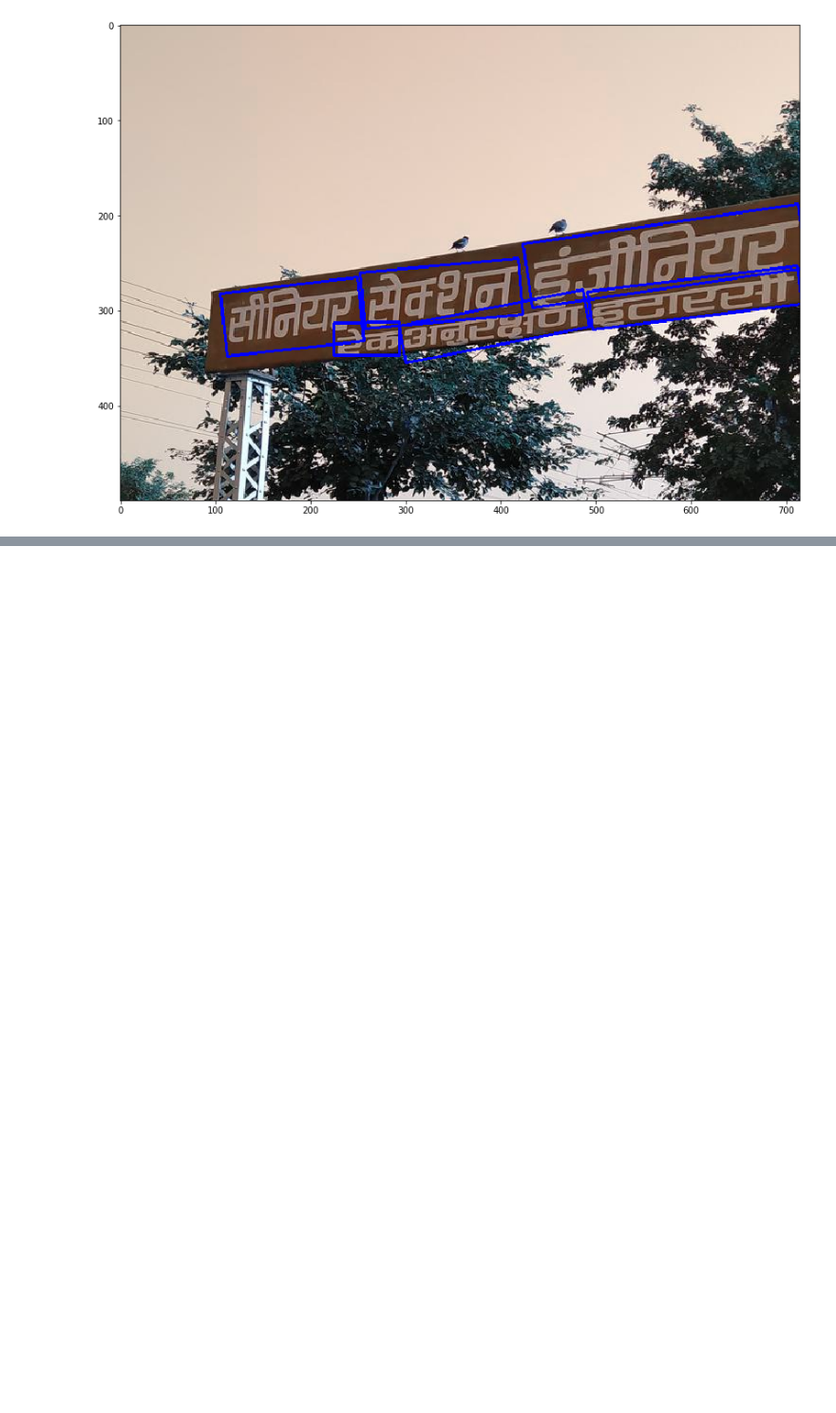
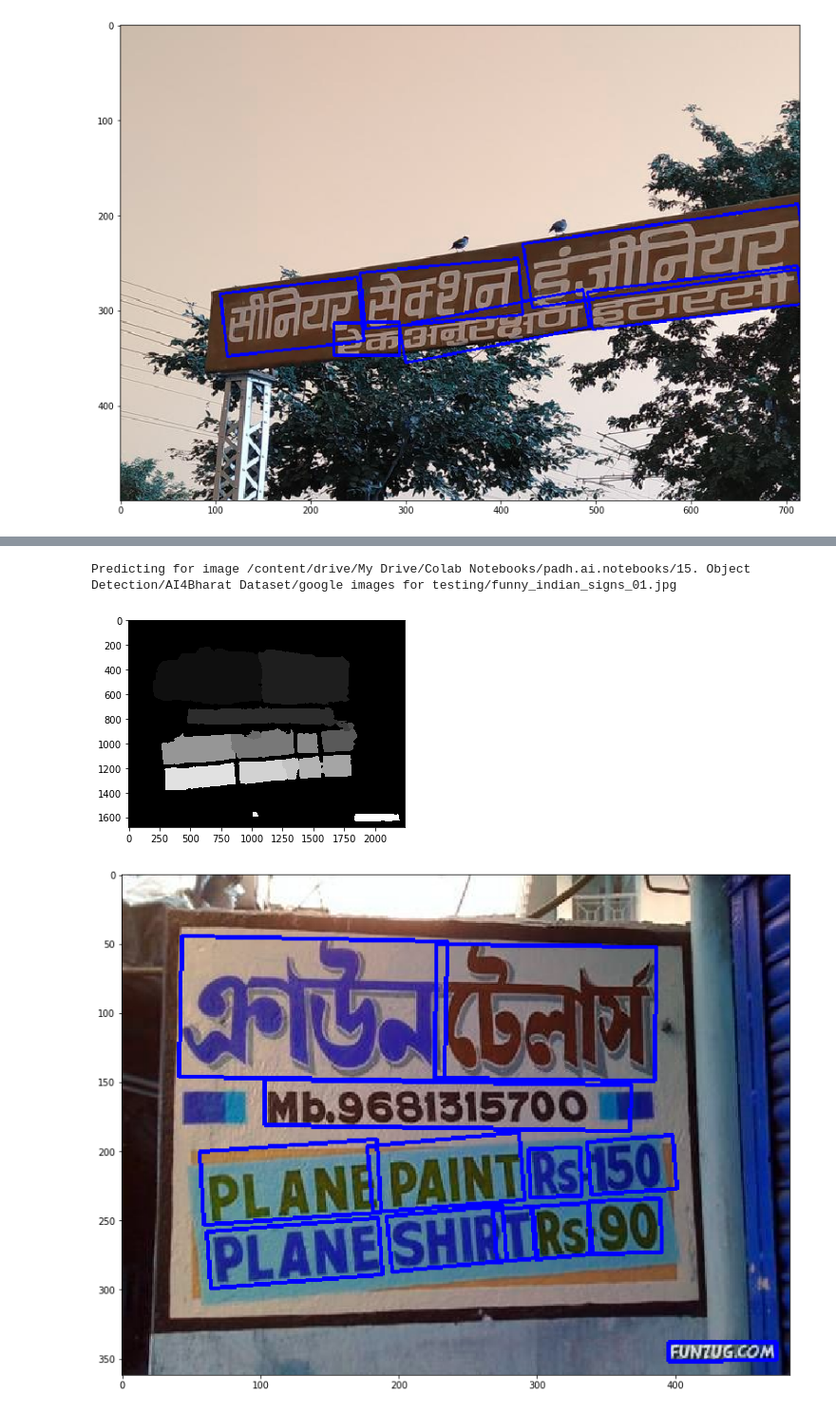
Before and after one commit to kavyajeetbora/PSENet.pytorch, a Jupyter notebook: PSENet_predict.ipynb, the cells around one changed output, grey strips where cells are left out. Shown at 95% size. Saved outputs shown, nothing was run; the diff lists cells and outputs as text; code cells hidden in the pictures; blank space fills up the shorter version.

```diff
--- a/PSENet_predict.ipynb
+++ b/PSENet_predict.ipynb
@@ -198,0 +203,6 @@ Predicting for image /content/drive/My Drive/Colab Notebooks/padh.ai.notebooks/1
+# %%
+text_detection(net,google_images,device)
+# %% [output]
+Predicting for image /content/drive/My Drive/Colab Notebooks/padh.ai.notebooks/15. Object Detection/AI4Bharat Dataset/google images for testing/funny_indian_signs_01.jpg
+[figure, added]
+[figure, added]
```
Also changed, not shown: parts of 2 cells of this notebook.
